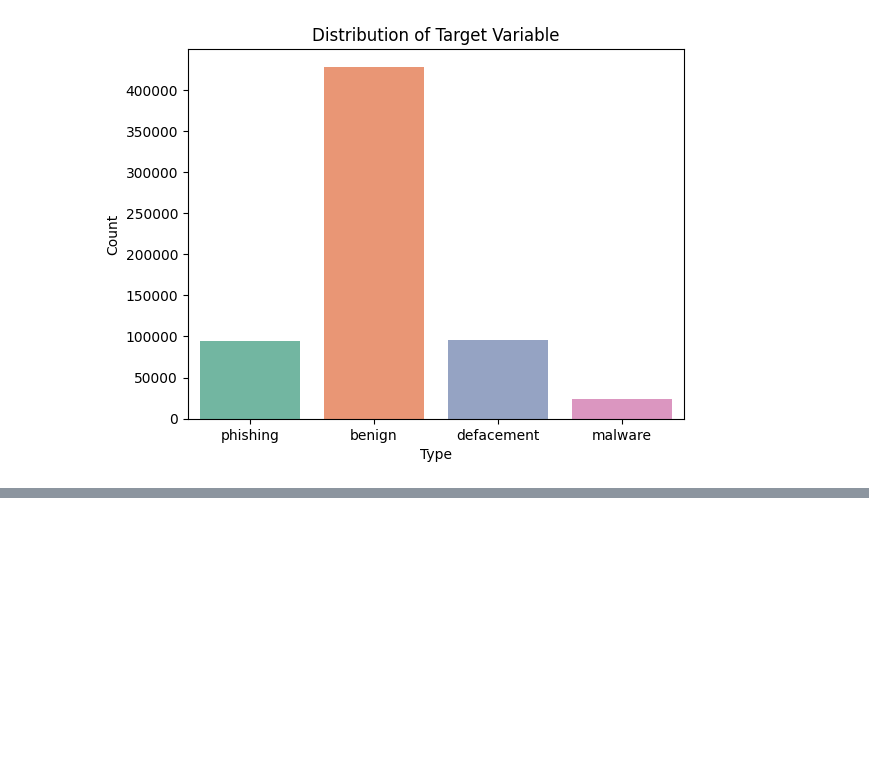
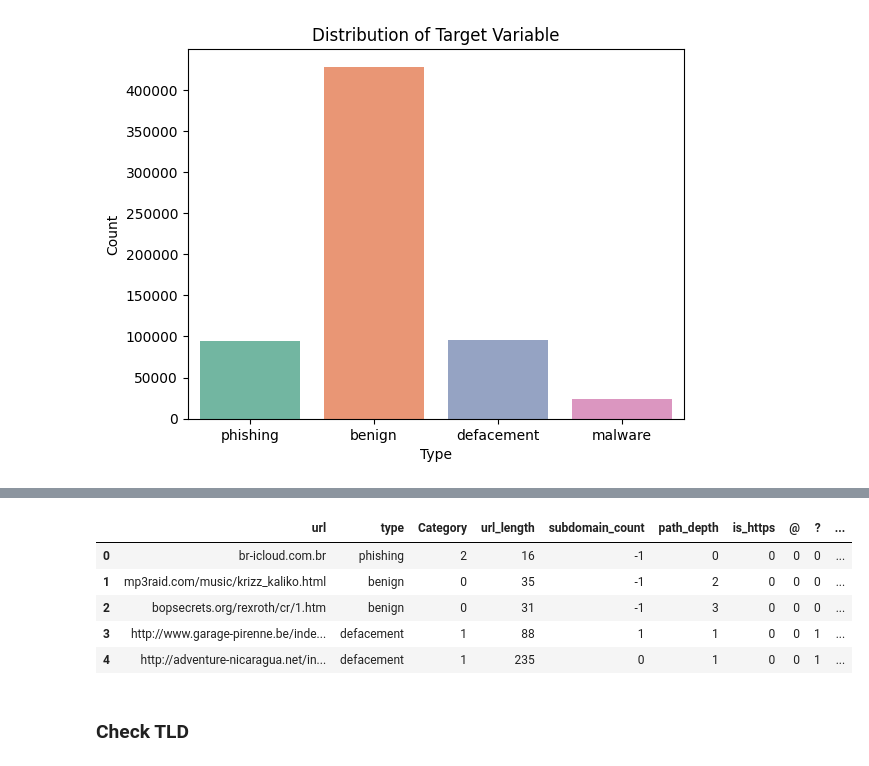
Before and after one commit to neevaiti/SafeURL-model, a Jupyter notebook: notebook/02_visualization.ipynb, the cells around one changed output, grey strips where cells are left out. Saved outputs shown, nothing was run; the diff lists cells and outputs as text; code cells hidden in the pictures; blank space fills up the shorter version.

```diff
--- a/notebook/02_visualization.ipynb
+++ b/notebook/02_visualization.ipynb
@@ -64,0 +76,5 @@ df.head()
+# %%
+def is_https(url):
+    return 1 if urlparse(url).scheme == 'https' else 0
+# %%
+df['is_https'] = df['url'].apply(is_https)
@@ -64,0 +94,11 @@ df.head()
+# %%
+df.head()
+# %% [output]
+|  | url | type | Category | url_length | subdomain_count | path_depth | is_https | @ | ? | ... |
+| 0 | br-icloud.com.br | phishing | 2 | 16 | -1 | 0 | 0 | 0 | 0 | ... |
+| 1 | mp3raid.com/music/krizz_kaliko.html | benign | 0 | 35 | -1 | 2 | 0 | 0 | 0 | ... |
+| 2 | bopsecrets.org/rexroth/cr/1.htm | benign | 0 | 31 | -1 | 3 | 0 | 0 | 0 | ... |
+| 3 | http://www.garage-pirenne.be/inde... | defacement | 1 | 88 | 1 | 1 | 0 | 0 | 1 | ... |
+| 4 | http://adventure-nicaragua.net/in... | defacement | 1 | 235 | 0 | 1 | 0 | 0 | 1 | ... |
+# %% [markdown]
+### Check TLD
```
Also changed, not shown: parts of 18 cells of this notebook.
